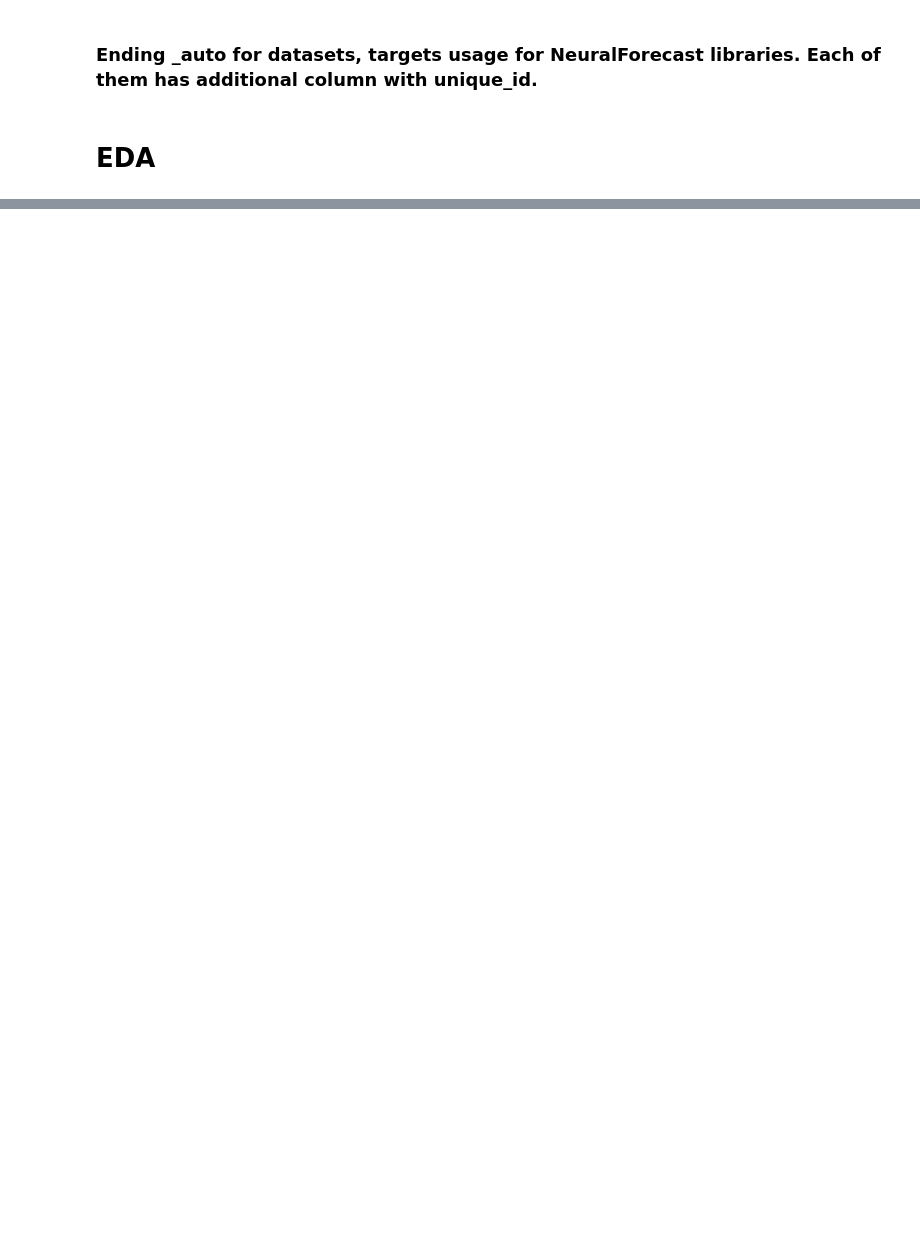
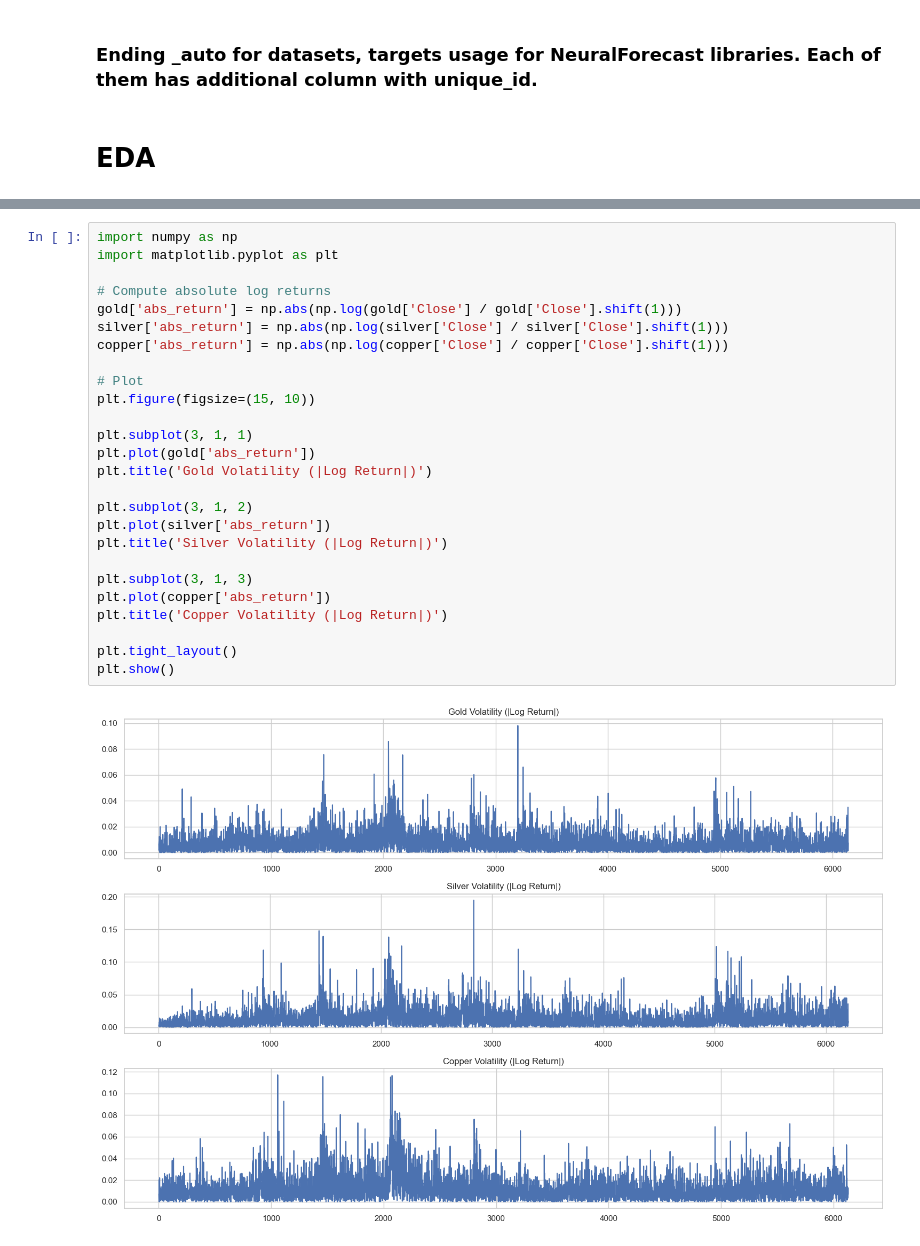
Before and after one commit to QBKFD/Commodities-Forecast-NN, a Jupyter notebook: notebooks/data_pre.ipynb, the cells around one changed output, grey strips where cells are left out. Drawn from its saved outputs; the diff is of its cells as text; blank space fills up the shorter version.

```diff
--- a/notebooks/data_pre.ipynb
+++ b/notebooks/data_pre.ipynb
@@ -777,0 +872,28 @@ FileNotFoundError: [Errno 2] No such file or directory: 'data/gold_fixed_auto.cs
+# %%
+import numpy as np
+import matplotlib.pyplot as plt
+
+# Compute absolute log returns
+gold['abs_return'] = np.abs(np.log(gold['Close'] / gold['Close'].shift(1)))
+silver['abs_return'] = np.abs(np.log(silver['Close'] / silver['Close'].shift(1)))
+copper['abs_return'] = np.abs(np.log(copper['Close'] / copper['Close'].shift(1)))
+
+# Plot
+plt.figure(figsize=(15, 10))
+
+plt.subplot(3, 1, 1)
+plt.plot(gold['abs_return'])
+plt.title('Gold Volatility (|Log Return|)')
+
+plt.subplot(3, 1, 2)
+plt.plot(silver['abs_return'])
+plt.title('Silver Volatility (|Log Return|)')
+
+plt.subplot(3, 1, 3)
+plt.plot(copper['abs_return'])
+plt.title('Copper Volatility (|Log Return|)')
+
+plt.tight_layout()
+plt.show()
+# %% [output]
+[figure, added]
```
Also changed, not shown: parts of 9 cells of this notebook.
